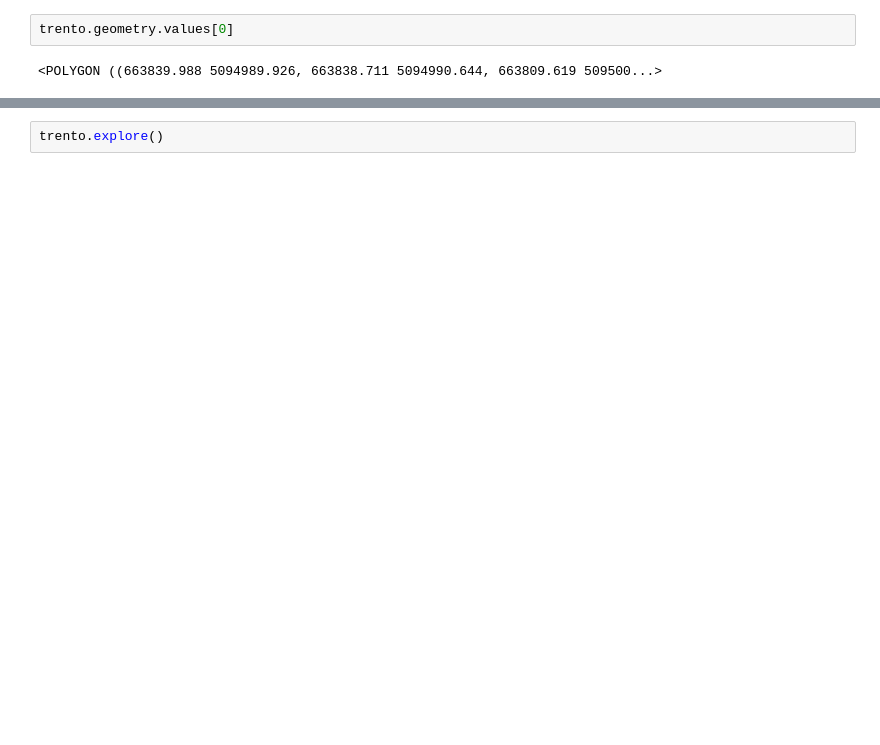
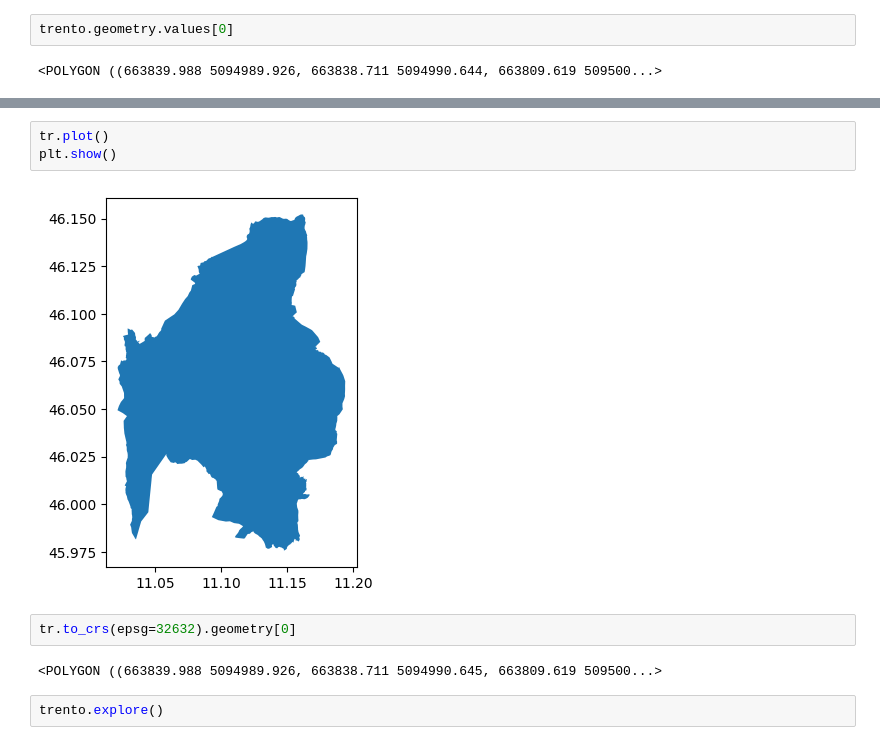
Before and after one commit to Ggenoni/Geospatial_analysis_and_representation, a Jupyter notebook: Project.ipynb, the cells around one changed output, grey strips where cells are left out. Saved outputs shown, nothing was run; the diff lists cells and outputs as text; blank space fills up the shorter version.

```diff
--- a/Project.ipynb
+++ b/Project.ipynb
@@ -112,3 +119,12 @@ trento.geometry.values[0]
+# %%
+tr.plot()
+plt.show()
+# %% [output]
+[figure, added]
+# %%
+tr.to_crs(epsg=32632).geometry[0]
+# %% [output]
+<POLYGON ((663839.988 5094989.926, 663838.711 5094990.645, 663809.619 509500...>
 # %%
 trento.explore()
 # %% [output]
```
Also changed, not shown: parts of 14 cells of this notebook.
